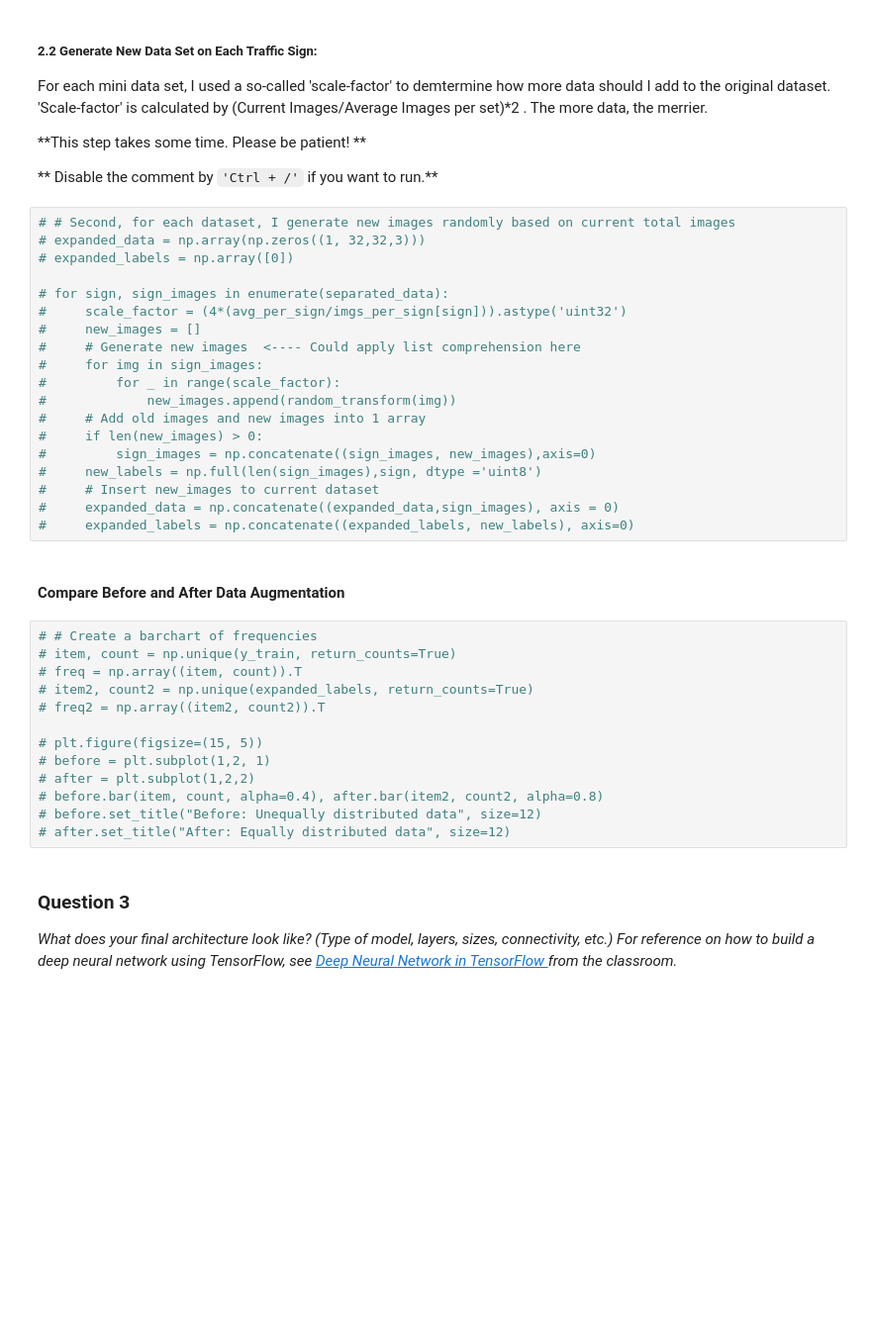
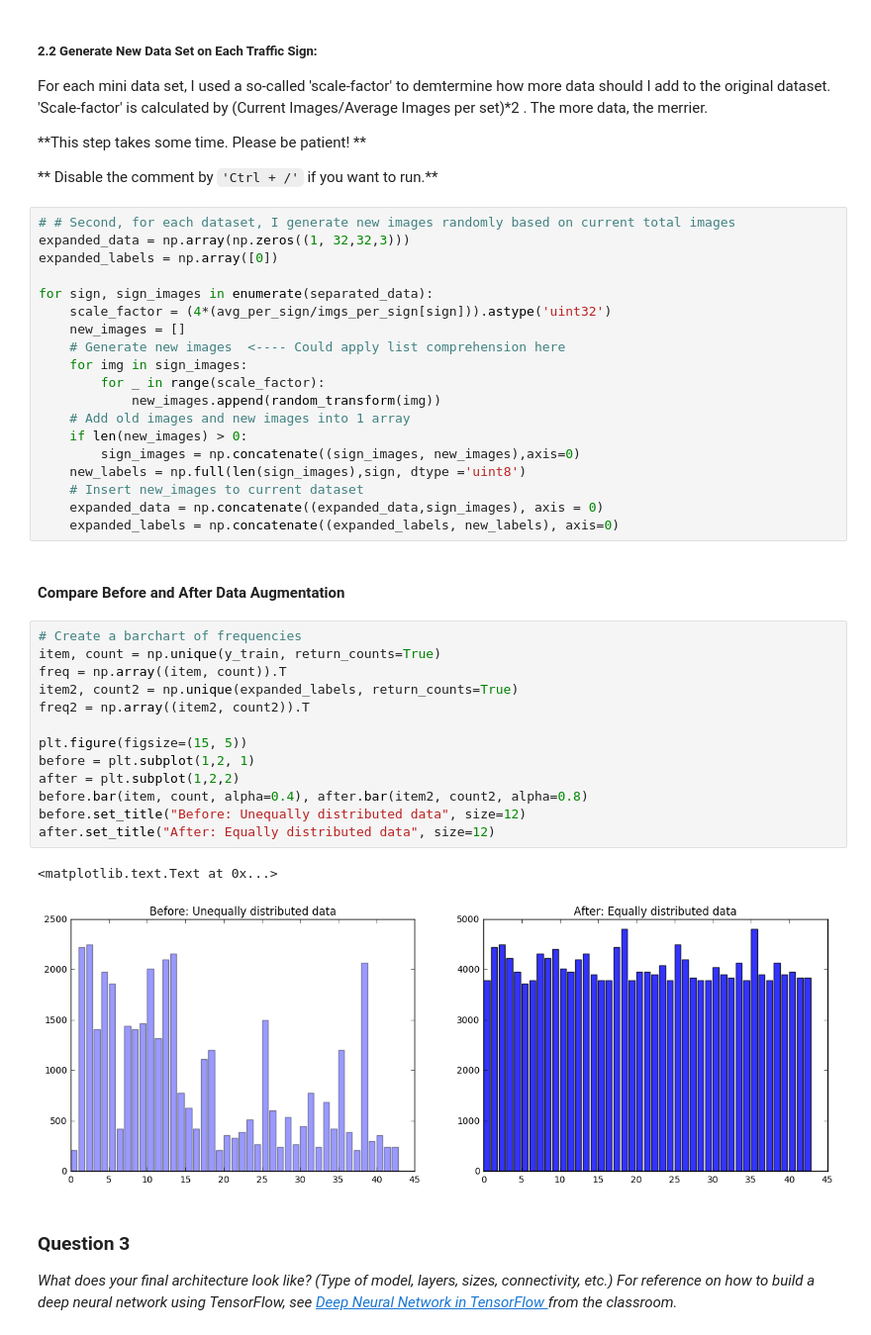
Before and after one commit to datlife/traffic-sign-classifier, a Jupyter notebook: Traffic_Sign_Classifier.ipynb, the cells around one changed output. Shown at 99% size. Drawn from its saved outputs; the diff is of its cells as text; blank space fills up the shorter version.

```diff
--- a/Traffic_Sign_Classifier.ipynb
+++ b/Traffic_Sign_Classifier.ipynb
@@ -335,38 +335,41 @@ For each mini data set, I used a so-called 'scale-factor' to demtermine how more
 ** Disable the comment by `'Ctrl + /'` if you want to run.**
 # %%
 # # Second, for each dataset, I generate new images randomly based on current total images
-# expanded_data = np.array(np.zeros((1, 32,32,3)))
-# expanded_labels = np.array([0])
+expanded_data = np.array(np.zeros((1, 32,32,3)))
+expanded_labels = np.array([0])
 
-# for sign, sign_images in enumerate(separated_data):
-#     scale_factor = (4*(avg_per_sign/imgs_per_sign[sign])).astype('uint32')
-#     new_images = []
-#     # Generate new images  <---- Could apply list comprehension here
-#     for img in sign_images:
-#         for _ in range(scale_factor):
-#             new_images.append(random_transform(img))
-#     # Add old images and new images into 1 array
-#     if len(new_images) > 0:
-#         sign_images = np.concatenate((sign_images, new_images),axis=0)
-#     new_labels = np.full(len(sign_images),sign, dtype ='uint8')
-#     # Insert new_images to current dataset
-#     expanded_data = np.concatenate((expanded_data,sign_images), axis = 0)
-#     expanded_labels = np.concatenate((expanded_labels, new_labels), axis=0)
+for sign, sign_images in enumerate(separated_data):
+    scale_factor = (4*(avg_per_sign/imgs_per_sign[sign])).astype('uint32')
+    new_images = []
+    # Generate new images  <---- Could apply list comprehension here
+    for img in sign_images:
+        for _ in range(scale_factor):
+            new_images.append(random_transform(img))
+    # Add old images and new images into 1 array
+    if len(new_images) > 0:
+        sign_images = np.concatenate((sign_images, new_images),axis=0)
+    new_labels = np.full(len(sign_images),sign, dtype ='uint8')
+    # Insert new_images to current dataset
+    expanded_data = np.concatenate((expanded_data,sign_images), axis = 0)
+    expanded_labels = np.concatenate((expanded_labels, new_labels), axis=0)
 # %% [markdown]
 #### Compare Before and After Data Augmentation
 # %%
-# # Create a barchart of frequencies
-# item, count = np.unique(y_train, return_counts=True)
-# freq = np.array((item, count)).T
-# item2, count2 = np.unique(expanded_labels, return_counts=True)
-# freq2 = np.array((item2, count2)).T
+# Create a barchart of frequencies
+item, count = np.unique(y_train, return_counts=True)
+freq = np.array((item, count)).T
+item2, count2 = np.unique(expanded_labels, return_counts=True)
+freq2 = np.array((item2, count2)).T
 
-# plt.figure(figsize=(15, 5))
-# before = plt.subplot(1,2, 1)
-# after = plt.subplot(1,2,2)
-# before.bar(item, count, alpha=0.4), after.bar(item2, count2, alpha=0.8)
-# before.set_title("Before: Unequally distributed data", size=12)
-# after.set_title("After: Equally distributed data", size=12)
+plt.figure(figsize=(15, 5))
+before = plt.subplot(1,2, 1)
+after = plt.subplot(1,2,2)
+before.bar(item, count, alpha=0.4), after.bar(item2, count2, alpha=0.8)
+before.set_title("Before: Unequally distributed data", size=12)
+after.set_title("After: Equally distributed data", size=12)
+# %% [output]
+<matplotlib.text.Text at 0x...>
+[figure, added]
 # %% [markdown]
 ### Question 3
 
```
Also changed, not shown: parts of 7 cells of this notebook.
